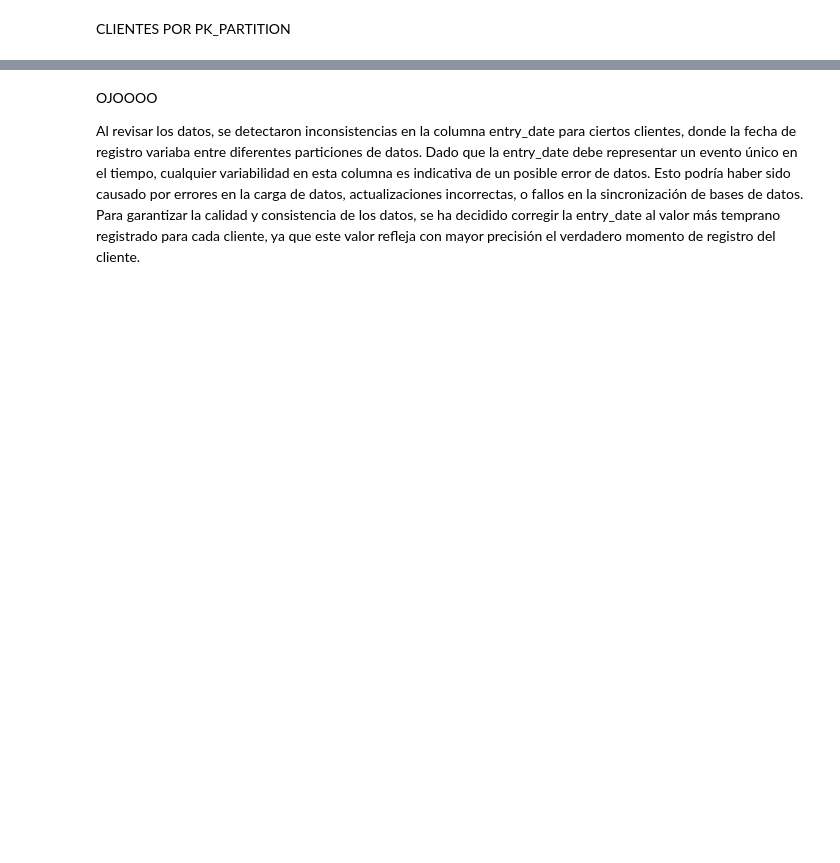
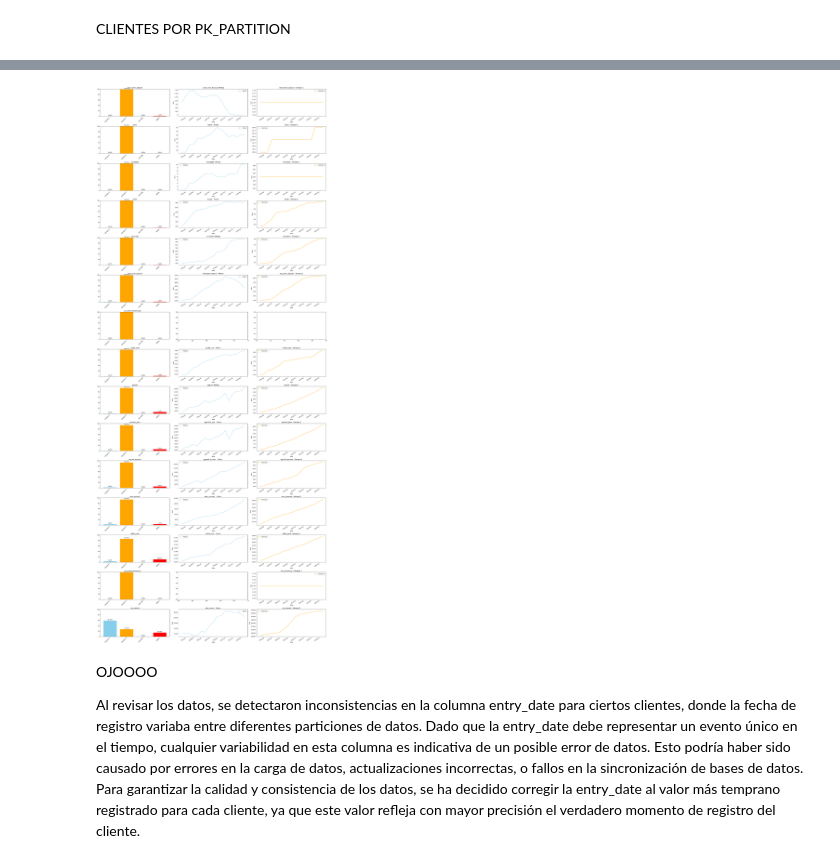
Before and after one commit to jascicz/easy_money_Project, a Jupyter notebook: javier-Proyecto.ipynb, the cells around one changed output, grey strips where cells are left out. Drawn from its saved outputs; the diff is of its cells as text; code cells hidden in the pictures; blank space fills up the shorter version.

```diff
--- a/javier-Proyecto.ipynb
+++ b/javier-Proyecto.ipynb
@@ -809,0 +885,3 @@ En la partición 2019-05-28 00:00:00, hay 1220 clientes que estaban en la partic
+# %%
+# valores nulos en region_code ponerlos como Unknown
+df_full["region_code"] = df_full["region_code"].cat.add_categories(["Unknown"]).fillna("Unknown")
@@ -810,3 +1184,77 @@ En la partición 2019-05-28 00:00:00, hay 1220 clientes que estaban en la partic
+# %%
+# Número total de clientes en el dataset
+total_clientes = df_full['pk_cid'].nunique()
+
+# Lista de variables a analizar
+variables = [
+    'short_term_deposit', 'loans', 'mortgage', 'funds', 'securities',
+    'long_term_deposit', 'em_account_pp', 'credit_card', 'payroll',
+    'pension_plan', 'payroll_account', 'emc_account', 'debit_card',
+    'em_account_p', 'em_acount'
+]
+
+# Crear una figura grande con 15 filas y 3 columnas de subplots
+fig, axes = plt.subplots(nrows=15, ncols=3, figsize=(25, 60))
+axes = axes.flatten()  # Aplanar la matriz de ejes para un fácil acceso
+
+for i, var in enumerate(variables):
+    # Calcular porcentajes
+    pct_siempre_1 = (resultados[var]['siempre_1']['count'] / total_clientes) * 100
+    pct_siempre_0 = (resultados[var]['siempre_0']['count'] / total_clientes) * 100
+    pct_solo_nan = (resultados[var]['solo_nan']['count'] / total_clientes) * 100
+    pct_mixtos = (resultados[var]['mixtos']['count'] / total_clientes) * 100
+
+    # Datos para la barra
+    categorias = ['Siempre 1', 'Siempre 0', 'Solo NaN', 'Mixtos']
+    valores = [pct_siempre_1, pct_siempre_0, pct_solo_nan, pct_mixtos]
+
+    # Gráfico de barras
+    ax_bar = axes[i*3]
+    bars = ax_bar.bar(categorias, valores, color=['skyblue', 'orange', 'green', 'red'])
+    ax_bar.set_title(f'{var}')
+    ax_bar.set_ylim(0, 100)
+
+    # Añadir los valores encima de las barras
+    for bar in bars:
+        yval = bar.get_height()
+        ax_bar.text(bar.get_x() + bar.get_width()/2, yval + 1, f'{yval:.2f}%', ha='center', va='bottom')
+
+    # Rotar las etiquetas en el eje x si es necesario
+    ax_bar.set_xticklabels(categorias, rotation=45, ha='right')
+
+    # Filtrar los clientes para la variable en la categoría 'mixtos'
+    mixtos = df_full[df_full["pk_cid"].isin(resultados[var]["mixtos"]["pk_cid"])]
+
+    # Filtrar los clientes para la variable en la categoría 'siempre_1'
+    siempre_1 = df_full[df_full["pk_cid"].isin(resultados[var]["siempre_1"]["pk_cid"])]
+
+    # Gráfico de líneas para los clientes mixtos
+    ax_line_mixtos = axes[i*3+1]
+    if not mixtos.empty:
+        mixtos.groupby("pk_partition")[var].sum().plot(
+            kind='line', ax=ax_line_mixtos, color='skyblue', label='Mixtos')
+        ax_line_mixtos.set_title(f'{var} - Mixtos')
+        ax_line_mixtos.set_xlabel('Date')
+        ax_line_mixtos.set_ylabel('Sum')
+        ax_line_mixtos.legend()
+
+    # Gráfico de líneas para los clientes siempre 1
+    ax_line_siempre_1 = axes[i*3+2]
+    if not siempre_1.empty:
+        siempre_1.groupby("pk_partition")[var].sum().plot(
+            kind='line', ax=ax_line_siempre_1, color='orange', label='Siempre 1')
+        ax_line_siempre_1.set_title(f'{var} - Siempre 1')
+        ax_line_siempre_1.set_xlabel('Date')
+        ax_line_siempre_1.set_ylabel('Sum')
+        ax_line_siempre_1.legend()
+
+# Ajustar la disposición de los subplots para que no se solapen
+plt.tight_layout()
+
+# Mostrar la figura completa
+plt.show()
+# %% [output]
+[figure, added]
 # %% [markdown]
 OJOOOO
 
```
Also changed, not shown: parts of 103 cells of this notebook.
